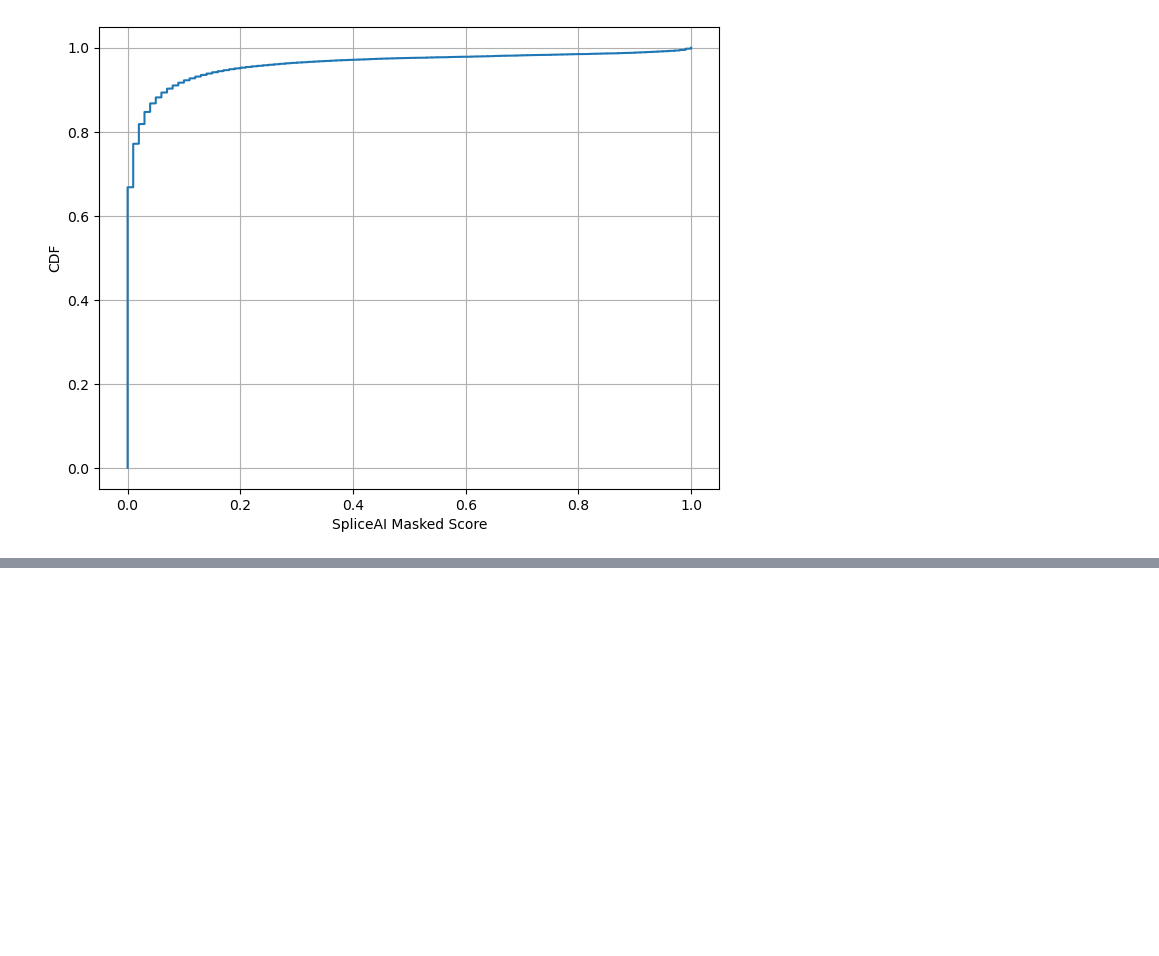
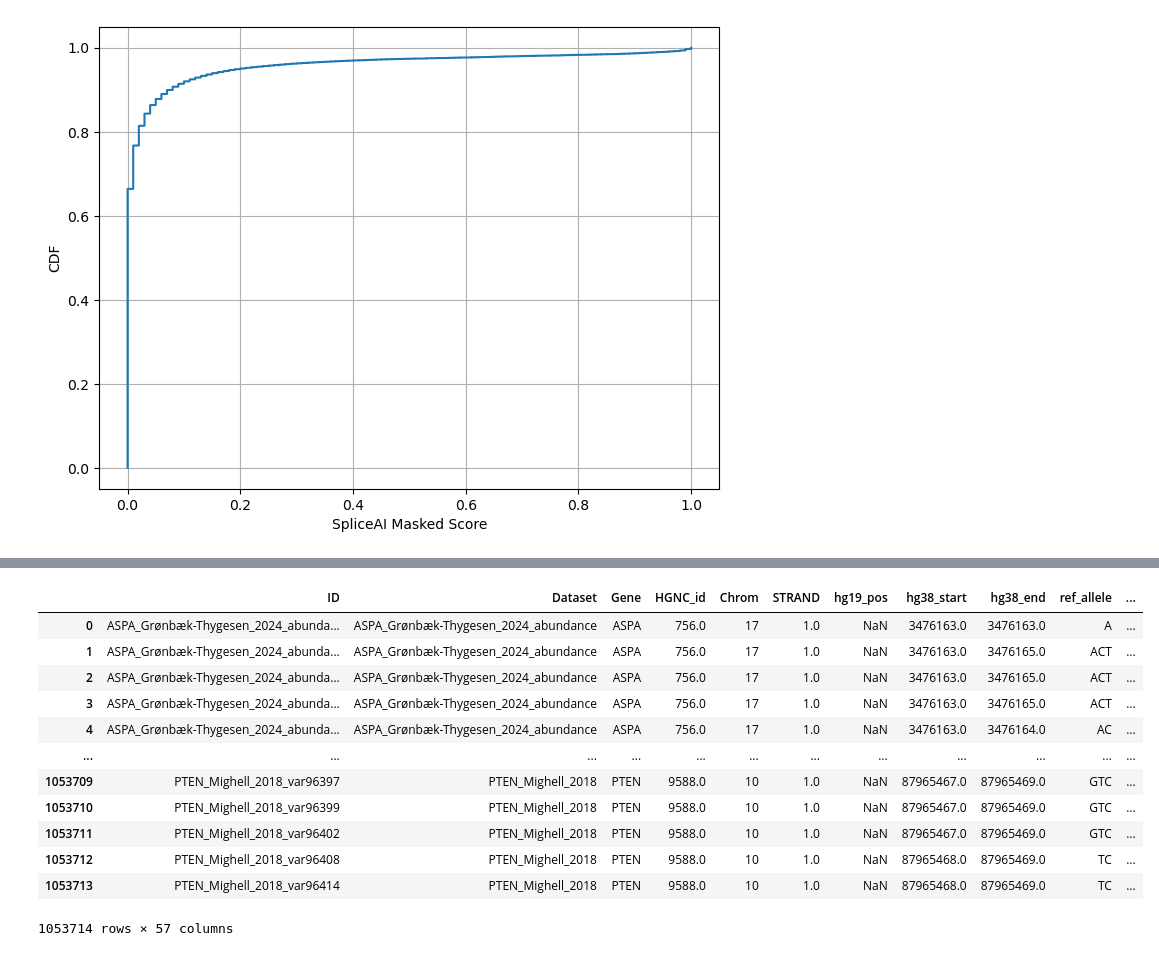
Before and after one commit to Dzeiberg/pillar_project, a Jupyter notebook: 06_Fetch_SpliceAI.ipynb, the cells around one changed output, grey strips where cells are left out. Saved outputs shown, nothing was run; the diff lists cells and outputs as text; code cells hidden in the pictures; blank space fills up the shorter version.

Commit message:
updated dataset notebooks

```diff
--- a/06_Fetch_SpliceAI.ipynb
+++ b/06_Fetch_SpliceAI.ipynb
@@ -57,0 +117,6 @@ plt.show()
+# %%
+pillar_df_w_spliceai = pd.merge(pillar_df,
+                                spliceai_max_scores.loc[:,["CHROM", "POS", "ID", "REF", "ALT",
+                                                           "DS_AG", "DS_AL", "DS_DG", "DS_DL",
+                                                           "DP_AG", "DP_AL", "DP_DG", "DP_DL", "SpliceAI_score"]],
+                                on="ID", how="left")
@@ -57,0 +127,2 @@ plt.show()
+# %%
+pd.set_option('display.max_columns', None)
@@ -57,0 +138,16 @@ plt.show()
+# %%
+pillar_df_w_spliceai
+# %% [output]
+|  | ID | Dataset | Gene | HGNC_id | Chrom | STRAND | hg19_pos | hg38_start | hg38_end | ref_allele | ... |
+| 0 | ASPA_Grønbæk-Thygesen_2024_abunda... | ASPA_Grønbæk-Thygesen_2024_abundance | ASPA | 756.0 | 17 | 1.0 | NaN | 3476163.0 | 3476163.0 | A | ... |
+| 1 | ASPA_Grønbæk-Thygesen_2024_abunda... | ASPA_Grønbæk-Thygesen_2024_abundance | ASPA | 756.0 | 17 | 1.0 | NaN | 3476163.0 | 3476165.0 | ACT | ... |
+| 2 | ASPA_Grønbæk-Thygesen_2024_abunda... | ASPA_Grønbæk-Thygesen_2024_abundance | ASPA | 756.0 | 17 | 1.0 | NaN | 3476163.0 | 3476165.0 | ACT | ... |
+| 3 | ASPA_Grønbæk-Thygesen_2024_abunda... | ASPA_Grønbæk-Thygesen_2024_abundance | ASPA | 756.0 | 17 | 1.0 | NaN | 3476163.0 | 3476165.0 | ACT | ... |
+| 4 | ASPA_Grønbæk-Thygesen_2024_abunda... | ASPA_Grønbæk-Thygesen_2024_abundance | ASPA | 756.0 | 17 | 1.0 | NaN | 3476163.0 | 3476164.0 | AC | ... |
+| ... | ... | ... | ... | ... | ... | ... | ... | ... | ... | ... | ... |
+| 1053709 | PTEN_Mighell_2018_var96397 | PTEN_Mighell_2018 | PTEN | 9588.0 | 10 | 1.0 | NaN | 87965467.0 | 87965469.0 | GTC | ... |
+| 1053710 | PTEN_Mighell_2018_var96399 | PTEN_Mighell_2018 | PTEN | 9588.0 | 10 | 1.0 | NaN | 87965467.0 | 87965469.0 | GTC | ... |
+| 1053711 | PTEN_Mighell_2018_var96402 | PTEN_Mighell_2018 | PTEN | 9588.0 | 10 | 1.0 | NaN | 87965467.0 | 87965469.0 | GTC | ... |
+| 1053712 | PTEN_Mighell_2018_var96408 | PTEN_Mighell_2018 | PTEN | 9588.0 | 10 | 1.0 | NaN | 87965468.0 | 87965469.0 | TC | ... |
+| 1053713 | PTEN_Mighell_2018_var96414 | PTEN_Mighell_2018 | PTEN | 9588.0 | 10 | 1.0 | NaN | 87965468.0 | 87965469.0 | TC | ... |
+1053714 rows × 57 columns
```
Also changed, not shown: parts of 17 cells of this notebook, 1 other file.
